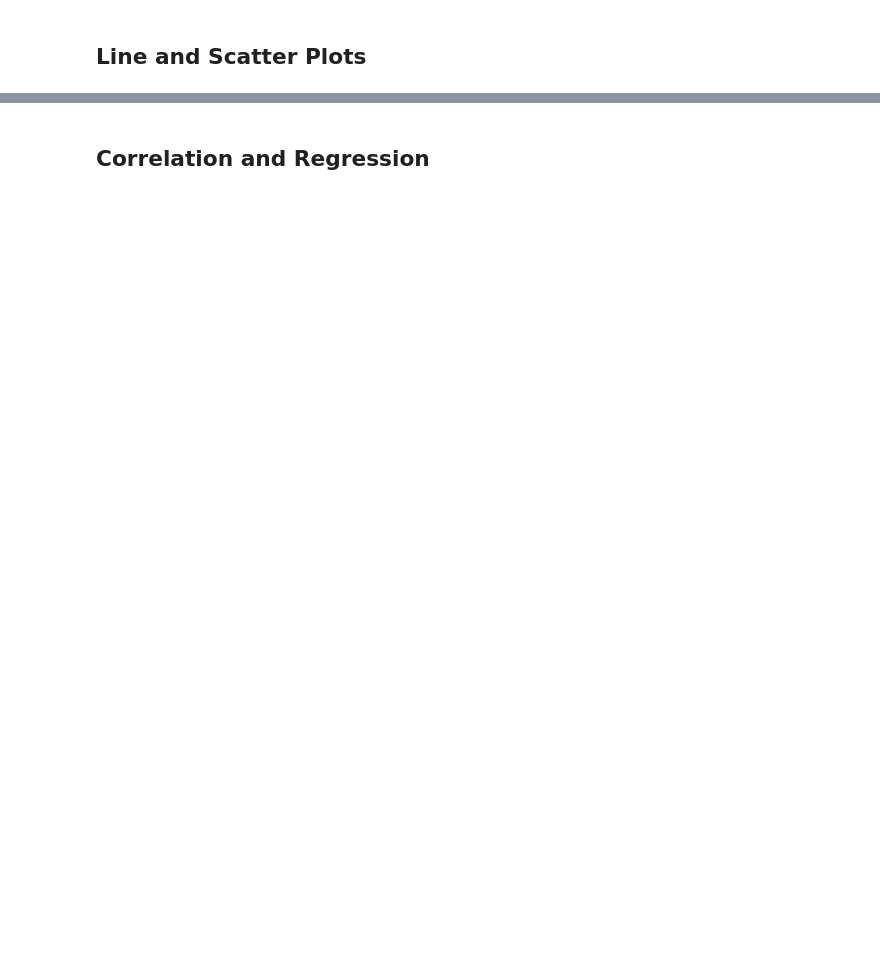
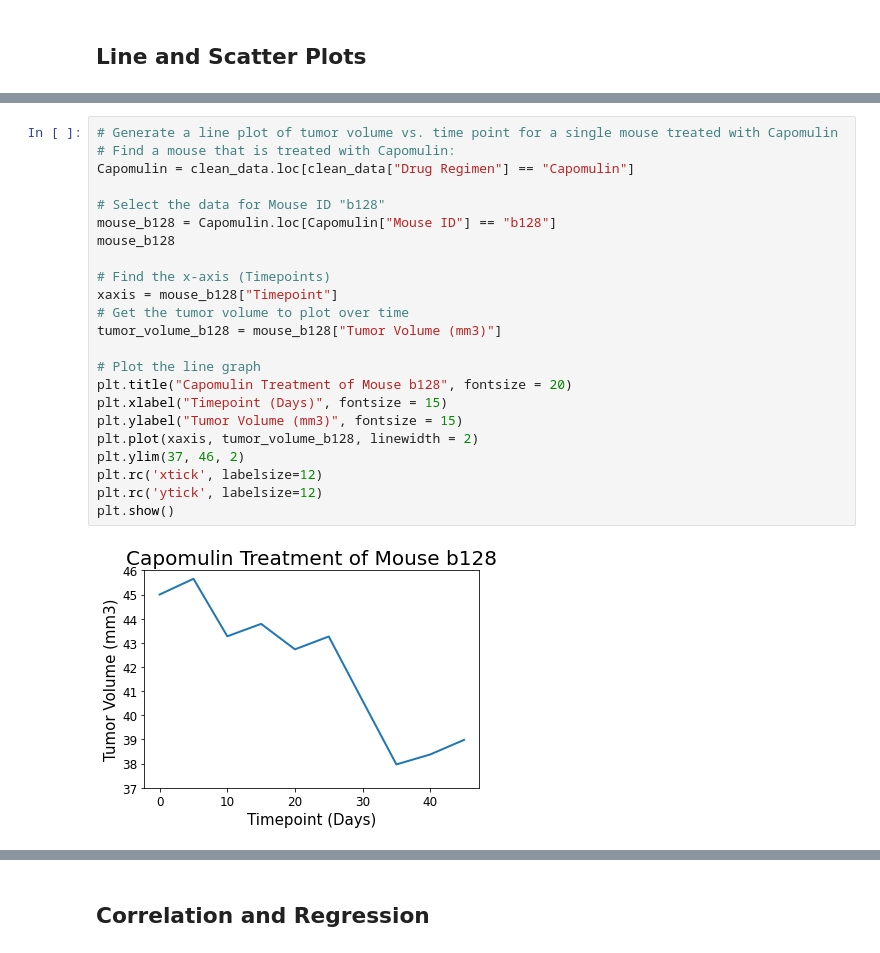
Before and after one commit to aliciahlavac/Pymaceuticals_Challenge, a Jupyter notebook: pymaceuticals.ipynb, the cells around one changed output, grey strips where cells are left out. Cells and saved outputs as stored; diff of their text form; blank space fills up the shorter version.

```diff
--- a/pymaceuticals.ipynb
+++ b/pymaceuticals.ipynb
@@ -279,0 +280,25 @@ plt.show()
+# %%
+# Generate a line plot of tumor volume vs. time point for a single mouse treated with Capomulin
+# Find a mouse that is treated with Capomulin:
+Capomulin = clean_data.loc[clean_data["Drug Regimen"] == "Capomulin"]
+
+# Select the data for Mouse ID "b128"
+mouse_b128 = Capomulin.loc[Capomulin["Mouse ID"] == "b128"]
+mouse_b128
+
+# Find the x-axis (Timepoints)
+xaxis = mouse_b128["Timepoint"]
+# Get the tumor volume to plot over time
+tumor_volume_b128 = mouse_b128["Tumor Volume (mm3)"]
+
+# Plot the line graph
+plt.title("Capomulin Treatment of Mouse b128", fontsize = 20)
+plt.xlabel("Timepoint (Days)", fontsize = 15)
+plt.ylabel("Tumor Volume (mm3)", fontsize = 15)
+plt.plot(xaxis, tumor_volume_b128, linewidth = 2)
+plt.ylim(37, 46, 2)
+plt.rc('xtick', labelsize=12)
+plt.rc('ytick', labelsize=12)
+plt.show()
+# %% [output]
+[figure, added]
```
Also changed, not shown: parts of 9 cells of this notebook.
